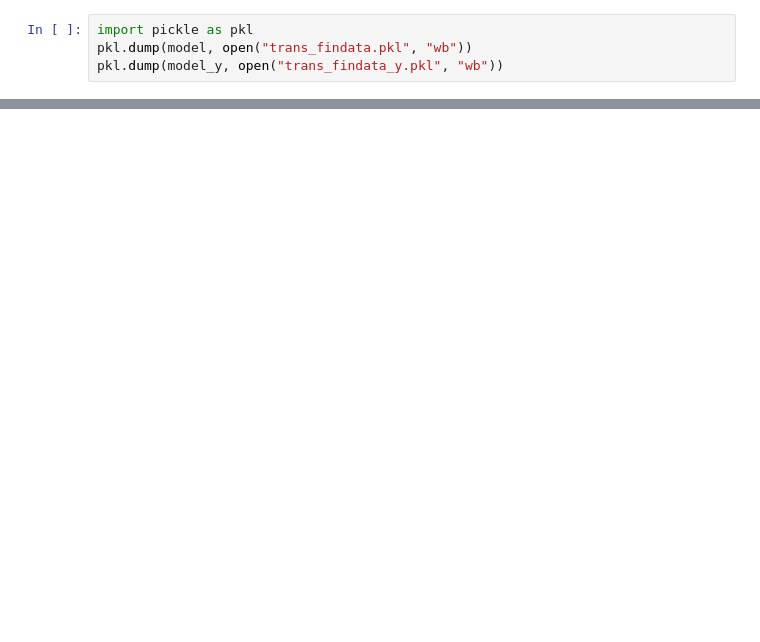
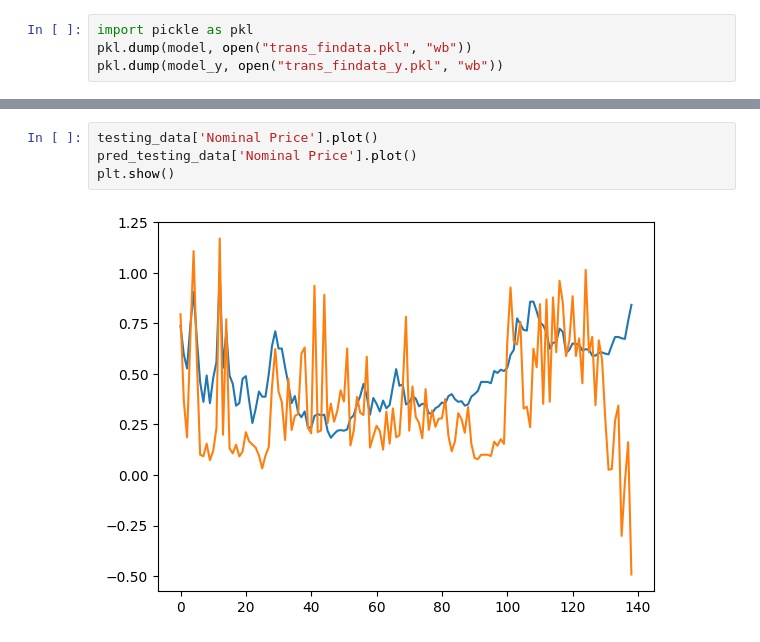
Before and after one commit to gohzhihwee/stuffs, a Jupyter notebook: transformer_findata.ipynb, the cells around one changed output, grey strips where cells are left out. Cells and saved outputs as stored; diff of their text form; blank space fills up the shorter version.

```diff
--- a/transformer_findata.ipynb
+++ b/transformer_findata.ipynb
@@ -272,0 +302,6 @@ plt.show()
+# %%
+testing_data['Nominal Price'].plot()
+pred_testing_data['Nominal Price'].plot()
+plt.show()
+# %% [output]
+[figure, added]
```
Also changed, not shown: parts of 25 cells of this notebook.
